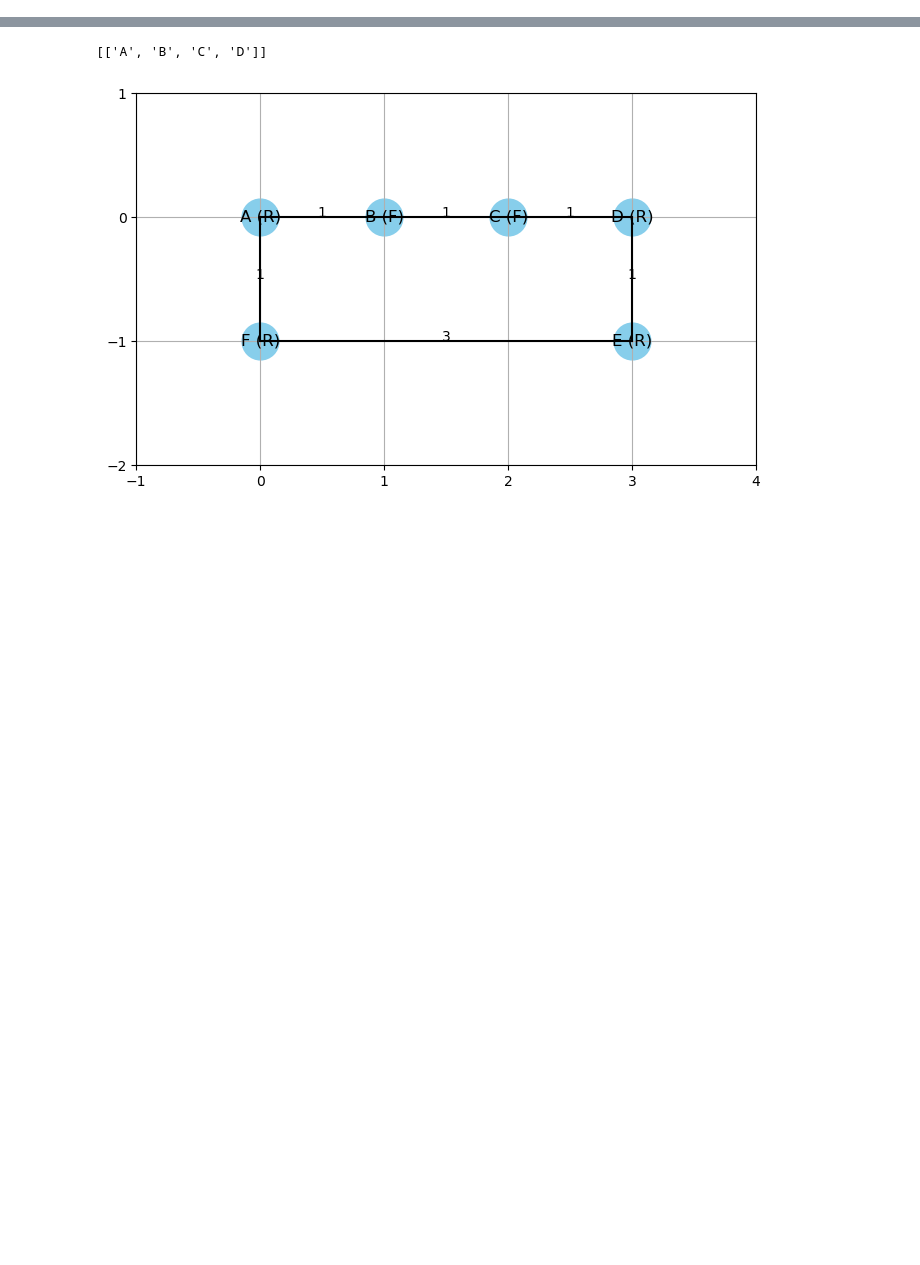
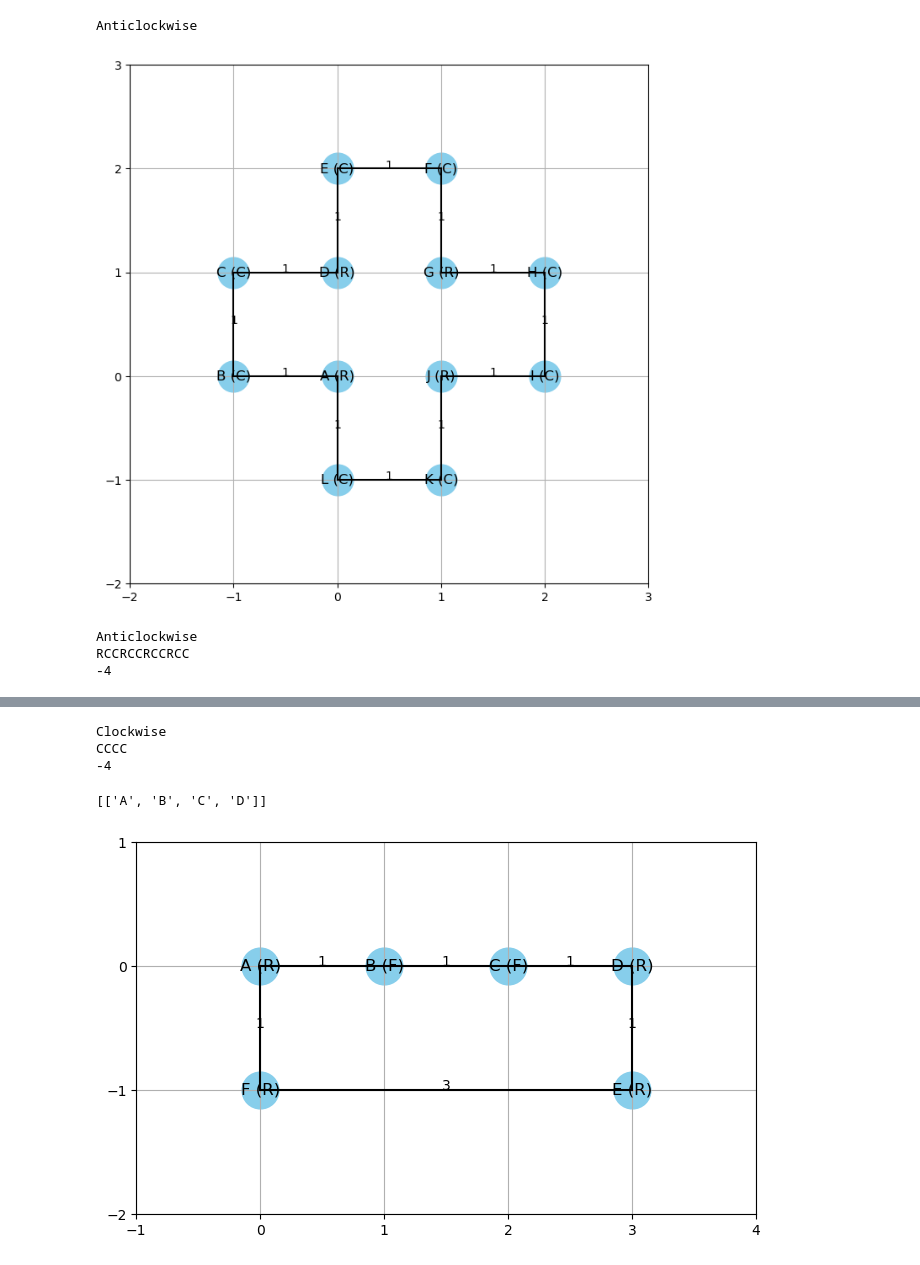
Before and after one commit to KislayTandon22/Graph-Orthogonal-Visualization, a Jupyter notebook: Graph Visualizer/drawing.ipynb, the cells around one changed output, grey strips where cells are left out. Drawn from its saved outputs; the diff is of its cells as text; code cells hidden in the pictures; blank space fills up the shorter version.

Commit message:
String to graph compeleted

```diff
--- a/Graph Visualizer/drawing.ipynb
+++ b/Graph Visualizer/drawing.ipynb
@@ -165,0 +285,30 @@ wg.draw_graph()
+# %%
+
+
+wg = WeightedGraph()
+wg.add_vertex('A', 'R')
+wg.add_vertex('B', 'R')
+wg.add_vertex('C', 'R')
+wg.add_vertex('D', 'R')
+wg.add_edge('A', 'B', 1, 'E')
+wg.add_edge('B', 'C', 1, 'N')
+wg.add_edge('C', 'D', 1, 'W')
+wg.add_edge('D', 'A', 1, 'S')
+wg.draw_graph()
+print(wg.detect_rotation_direction())
+
+tg = WeightedGraph()
+tg.create_graph_with_rotation('RCCRCCRCCRCC', 'AntiClockwise')
+tg.draw_graph()
+print(tg.detect_rotation_direction())
+print(tg.get_graph_string())
+print(tg.calculate_rotation_value())
+
+
+wg = WeightedGraph()
+wg.create_graph_with_rotation('CCCC', 'Clockwise')
+wg.draw_graph()
+print(wg.detect_rotation_direction())
+print(wg.get_graph_string())
+print(wg.calculate_rotation_value())
+# %% [output]
@@ -165,0 +316,5 @@ wg.draw_graph()
+Anticlockwise
+[figure, added]
+Anticlockwise
+RCCRCCRCCRCC
+-4
@@ -166,3 +322,6 @@ wg.draw_graph()
+Clockwise
+CCCC
+-4
 # %%
 def list_all_paths_with_F_angle(wg):
     def find_paths(start, end, path=None, paths=None):
```
Also changed, not shown: parts of 3 cells of this notebook.
